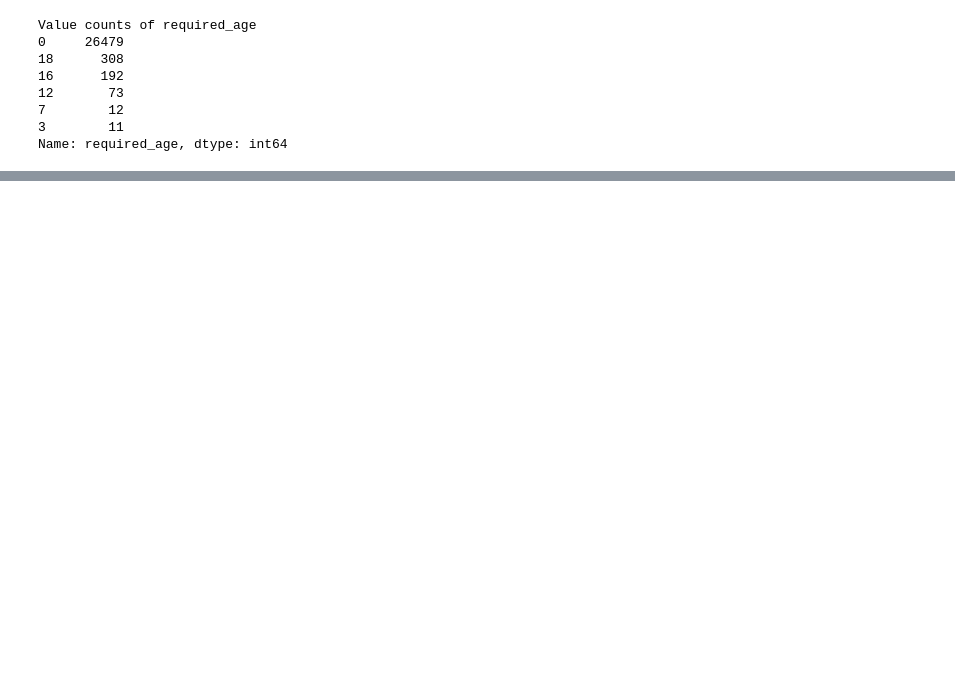
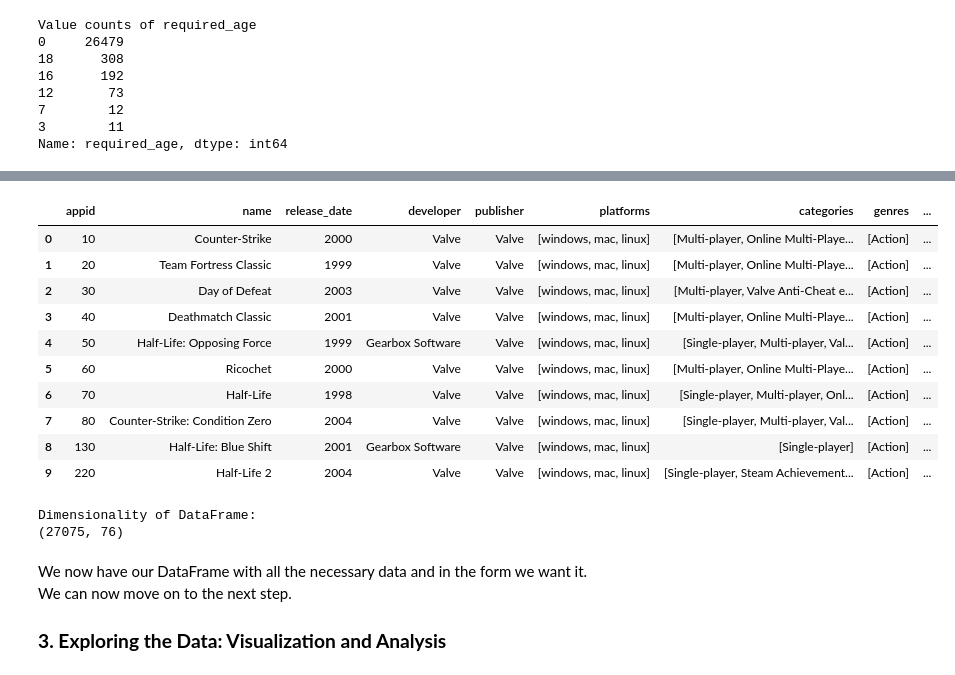
Before and after one commit to kevinrr888/kevinrr888.github.io, a Jupyter notebook: game_popularity.ipynb, the cells around one changed output, grey strips where cells are left out. Drawn from its saved outputs; the diff is of its cells as text; code cells hidden in the pictures; blank space fills up the shorter version.

Commit message:
Finished step 2: gather and transform the data

```diff
--- a/game_popularity.ipynb
+++ b/game_popularity.ipynb
@@ -206,0 +217,72 @@ display(games_df.head(10))
+# %%
+# A helper function used to see the unique elements over an entire column in games_df.
+# Each element of the column should be a list e.g., ['Action', 'Indie']
+def unique_col_elts(column_name):
+    col_as_list = [x for x in games_df[column_name]]
+    new = []
+
+    for e in col_as_list:
+        for e1 in e:
+            if e1 not in new:
+                new.append(e1)
+
+    print("Unique entries:")
+    print(new)
+    print("Length:")
+    print(len(new))
+
+# Turn platforms column into a list splitting on ';' in order to do one-hot encoding
+games_df["platforms"] = games_df["platforms"].apply(lambda x: x.split(';'))
+# One-hot encode platforms
+mlb = MultiLabelBinarizer()
+mlb.fit(games_df['platforms'])
+new_col_names = ["platform_%s" % c for c in mlb.classes_]
+# Create new DataFrame with one-hot encoded platforms
+platforms = pd.DataFrame(mlb.fit_transform(games_df['platforms']), columns=new_col_names, index=games_df['platforms'].index)
+# Join platforms into games_df
+games_df = games_df.join(platforms)
+
+# Turn genres column into a list splitting on ';' in order to do one-hot encoding
+games_df["genres"] = games_df["genres"].apply(lambda x: x.split(';'))
+# One-hot encode genres
+mlb = MultiLabelBinarizer()
+mlb.fit(games_df['genres'])
+new_col_names = ["genre_%s" % c for c in mlb.classes_]
+# Create new DataFrame with one-hot encoded genres
+genres = pd.DataFrame(mlb.fit_transform(games_df['genres']), columns=new_col_names, index=games_df['genres'].index)
+# Join genres into games_df
+games_df = games_df.join(genres)
+
+# Turn categories column into a list splitting on ';' in order to do one-hot encoding
+games_df["categories"] = games_df["categories"].apply(lambda x: x.split(';'))
+# One-hot encode categories
+mlb = MultiLabelBinarizer()
+mlb.fit(games_df['categories'])
+new_col_names = ["category_%s" % c for c in mlb.classes_]
+# Create new DataFrame with one-hot encoded categories
+categories = pd.DataFrame(mlb.fit_transform(games_df['categories']), columns=new_col_names, index=games_df['categories'].index)
+# Join categories into games_df
+games_df = games_df.join(categories)
+
+display(games_df.head(10))
+print("Dimensionality of DataFrame:")
+print(games_df.shape)
+# %% [output]
+|  | appid | name | release_date | developer | publisher | platforms | categories | genres | ... |
+| 0 | 10 | Counter-Strike | 2000 | Valve | Valve | [windows, mac, linux] | [Multi-player, Online Multi-Playe... | [Action] | ... |
+| 1 | 20 | Team Fortress Classic | 1999 | Valve | Valve | [windows, mac, linux] | [Multi-player, Online Multi-Playe... | [Action] | ... |
+| 2 | 30 | Day of Defeat | 2003 | Valve | Valve | [windows, mac, linux] | [Multi-player, Valve Anti-Cheat e... | [Action] | ... |
+| 3 | 40 | Deathmatch Classic | 2001 | Valve | Valve | [windows, mac, linux] | [Multi-player, Online Multi-Playe... | [Action] | ... |
+| 4 | 50 | Half-Life: Opposing Force | 1999 | Gearbox Software | Valve | [windows, mac, linux] | [Single-player, Multi-player, Val... | [Action] | ... |
+| 5 | 60 | Ricochet | 2000 | Valve | Valve | [windows, mac, linux] | [Multi-player, Online Multi-Playe... | [Action] | ... |
+| 6 | 70 | Half-Life | 1998 | Valve | Valve | [windows, mac, linux] | [Single-player, Multi-player, Onl... | [Action] | ... |
+| 7 | 80 | Counter-Strike: Condition Zero | 2004 | Valve | Valve | [windows, mac, linux] | [Single-player, Multi-player, Val... | [Action] | ... |
+| 8 | 130 | Half-Life: Blue Shift | 2001 | Gearbox Software | Valve | [windows, mac, linux] | [Single-player] | [Action] | ... |
+| 9 | 220 | Half-Life 2 | 2004 | Valve | Valve | [windows, mac, linux] | [Single-player, Steam Achievement... | [Action] | ... |
+Dimensionality of DataFrame:
+(27075, 76)
+# %% [markdown]
+We now have our DataFrame with all the necessary data and in the form we want it.<br>
+We can now move on to the next step.
+
+### **3. Exploring the Data: Visualization and Analysis**
```
Also changed, not shown: parts of 7 cells of this notebook, 1 other file.
